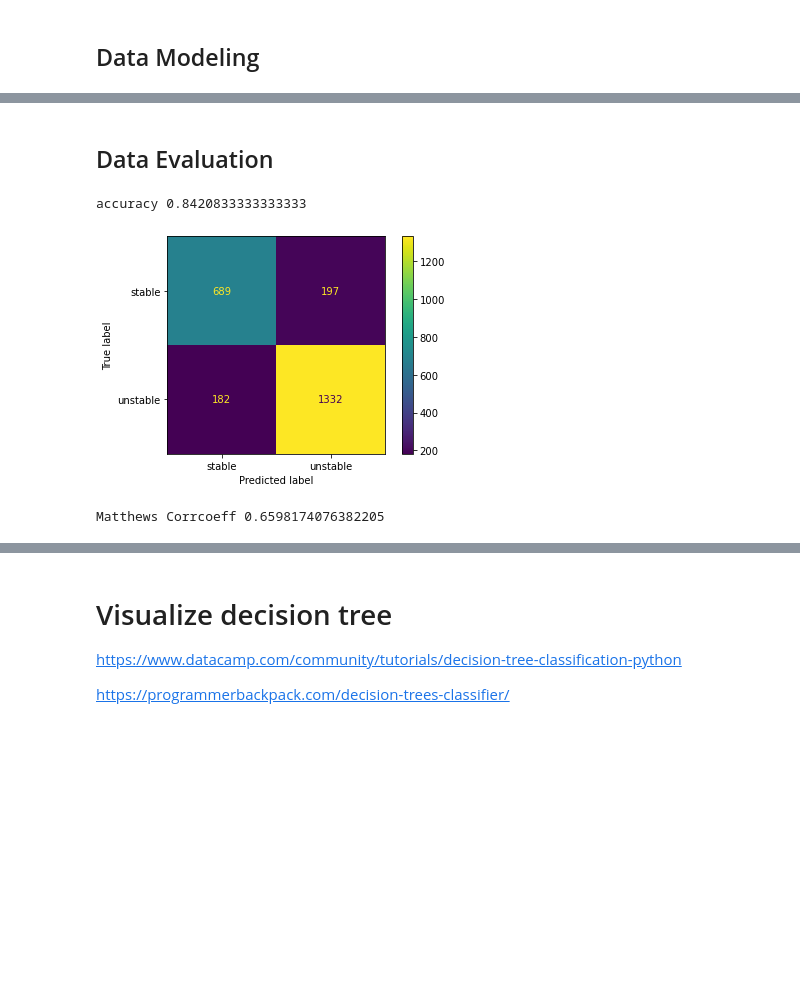
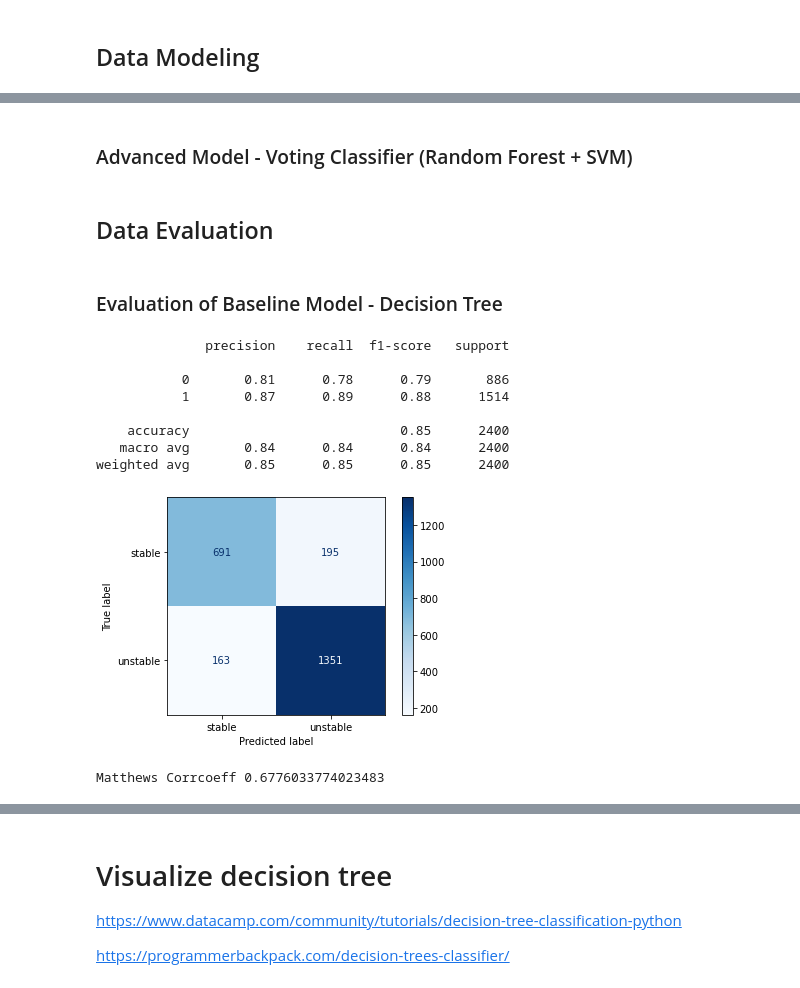
Before and after one commit to KarelZe/grid-stability-sim, a Jupyter notebook: BILZ_MARKUS_solution.ipynb, the cells around one changed output, grey strips where cells are left out. Drawn from its saved outputs; the diff is of its cells as text; code cells hidden in the pictures; blank space fills up the shorter version.

Commit message:
Aufnahme Advanced Classifier 🚀

```diff
--- a/BILZ_MARKUS_solution.ipynb
+++ b/BILZ_MARKUS_solution.ipynb
@@ -142,6 +187,6 @@ array([[-0.82825072, -0.79485973,  1.14812721, ...,  1.21449145,
 # %%
 # Encodiere labels in 0 / 1 z. B. 0 = stable
-label_encoder = preprocessing.LabelEncoder()
+label_encoder = LabelEncoder()
 train_labels['target'] = label_encoder.fit_transform(train_labels['target'])
 train_labels.head()
 # %% [output]
@@ -162,9 +209,9 @@ X_train, X_test, y_train, y_test = train_test_split(train_samples, train_labels,
 # %%
 # einfaches Prognosemodell
-grid_sim_baseline = DecisionTreeClassifier(random_state=1)
+grid_sim_baseline = DecisionTreeClassifier(random_state=1,criterion="entropy")
 grid_sim_baseline.fit(X_train, y_train)
 
-y_pred = grid_sim_baseline.predict(X_test)
+y_pred_base = grid_sim_baseline.predict(X_test)
 # apply transformation
 # y_pred = label_encoder.inverse_transform(y_pred)
 # print(y_pred)
@@ -170,0 +231,2 @@ y_pred = grid_sim_baseline.predict(X_test)
+# %% [markdown]
+### Advanced Model - Voting Classifier (Random Forest + SVM)
@@ -171,15 +237,23 @@ y_pred = grid_sim_baseline.predict(X_test)
 # %% [markdown]
 ## Data Evaluation
+# %% [markdown]
+### Evaluation of Baseline Model - Decision Tree
 # %%
-print("accuracy", accuracy_score(y_test, y_pred))
+print(classification_report(y_test, y_pred_base))
 # FIXME: https://benalexkeen.com/decision-tree-classifier-in-python-using-scikit-learn/
-
-plot_confusion_matrix(grid_sim_baseline, X_test, y_test, display_labels=label_encoder.classes_)
+plot_confusion_matrix(grid_sim_baseline, X_test, y_test, display_labels=label_encoder.classes_, cmap=plt.cm.Blues)
 plt.show()
 
 # FIXME: Lese mehr darüber nach: https://towardsdatascience.com/the-best-classification-metric-youve-never-heard-of-the-matthews-correlation-coefficient-3bf50a2f3e9a
-print("Matthews Corrcoeff", matthews_corrcoef(y_test, y_pred))
+print("Matthews Corrcoeff", matthews_corrcoef(y_test, y_pred_base))
 # %% [output]
-accuracy 0.8420833333333333
+              precision    recall  f1-score   support
+
+           0       0.81      0.78      0.79       886
+           1       0.87      0.89      0.88      1514
+
+    accuracy                           0.85      2400
+   macro avg       0.84      0.84      0.84      2400
+weighted avg       0.85      0.85      0.85      2400
-[figure, old version]
+[figure, new version]
-Matthews Corrcoeff 0.6598174076382205
+Matthews Corrcoeff 0.6776033774023483
```
Also changed, not shown: parts of 19 cells of this notebook.
